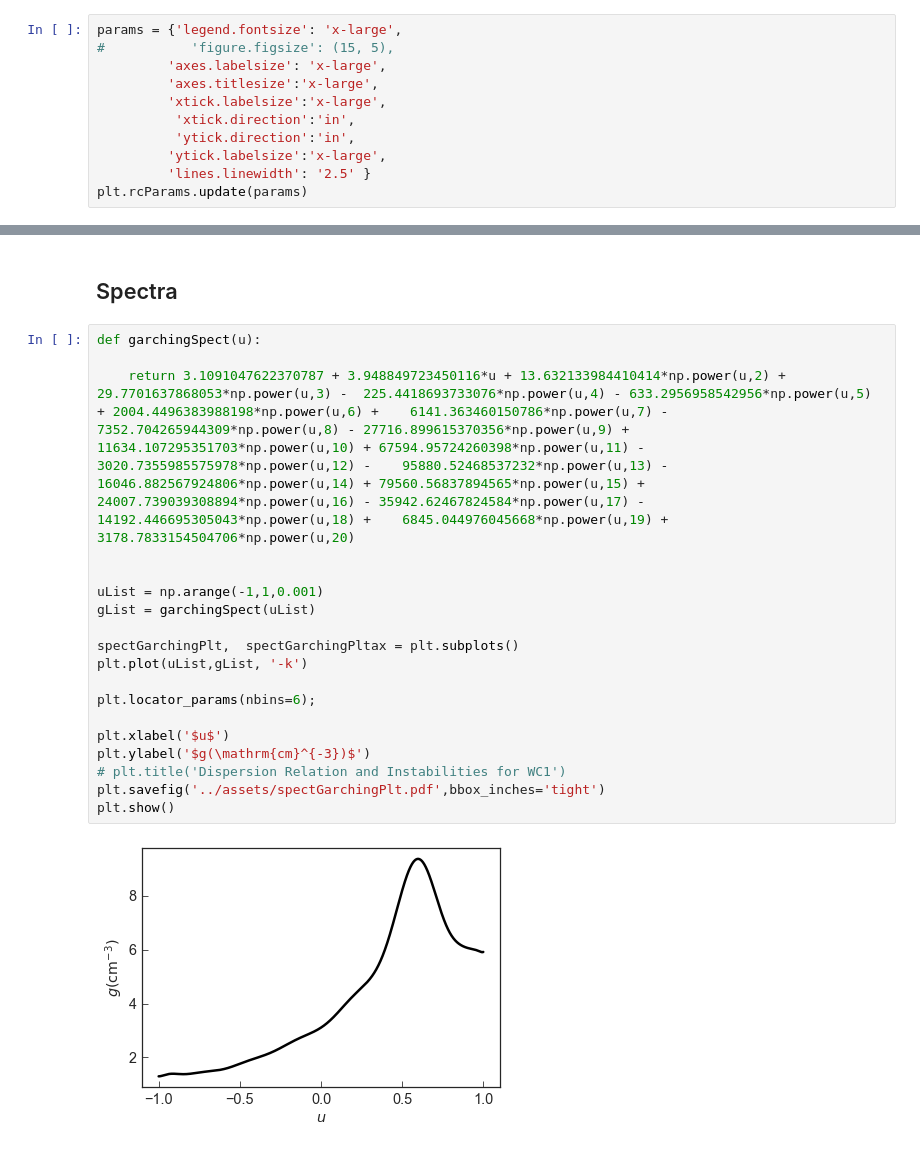
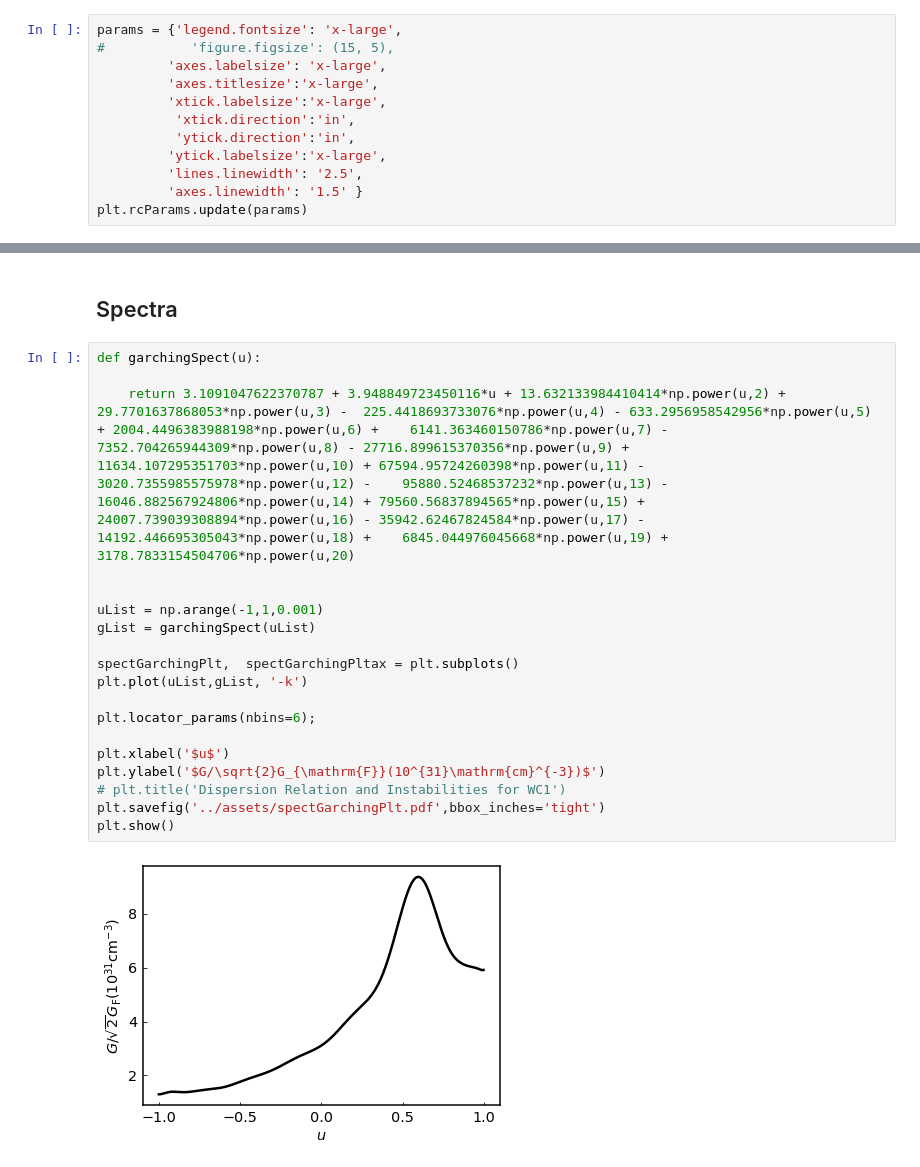
Before and after one commit to emptymalei/dispersion-relation-paper, a Jupyter notebook: program/blob-plots.ipynb, the cells around one changed output, grey strips where cells are left out. Cells and saved outputs as stored; diff of their text form.

Commit message:
fixed some typoes in plots

```diff
--- a/program/blob-plots.ipynb
+++ b/program/blob-plots.ipynb
@@ -28,7 +28,8 @@ params = {'legend.fontsize': 'x-large',
           'xtick.direction':'in',
           'ytick.direction':'in',
          'ytick.labelsize':'x-large',
-         'lines.linewidth': '2.5' }
+         'lines.linewidth': '2.5',
+         'axes.linewidth': '1.5' }
 plt.rcParams.update(params)
 # %%
 print(plt.style.available)
@@ -784,21 +786,21 @@ plt.show()
 # %%
 def garchingSpect(u):
 
     return 3.1091047622370787 + 3.948849723450116*u + 13.632133984410414*np.power(u,2) + 29.7701637868053*np.power(u,3) -  225.4418693733076*np.power(u,4) - 633.2956958542956*np.power(u,5) + 2004.4496383988198*np.power(u,6) +    6141.363460150786*np.power(u,7) - 7352.704265944309*np.power(u,8) - 27716.899615370356*np.power(u,9) +    11634.107295351703*np.power(u,10) + 67594.95724260398*np.power(u,11) - 3020.7355985575978*np.power(u,12) -    95880.52468537232*np.power(u,13) - 16046.882567924806*np.power(u,14) + 79560.56837894565*np.power(u,15) +    24007.739039308894*np.power(u,16) - 35942.62467824584*np.power(u,17) - 14192.446695305043*np.power(u,18) +    6845.044976045668*np.power(u,19) + 3178.7833154504706*np.power(u,20)
 
 
 uList = np.arange(-1,1,0.001)
 gList = garchingSpect(uList)
 
 spectGarchingPlt,  spectGarchingPltax = plt.subplots()
 plt.plot(uList,gList, '-k')
 
 plt.locator_params(nbins=6);
 
 plt.xlabel('$u$')
-plt.ylabel('$g(\mathrm{cm}^{-3})$')
+plt.ylabel('$G/\sqrt{2}G_{\mathrm{F}}(10^{31}\mathrm{cm}^{-3})$')
 # plt.title('Dispersion Relation and Instabilities for WC1')
 plt.savefig('../assets/spectGarchingPlt.pdf',bbox_inches='tight')
 plt.show()
 # %% [output]
-[figure, old version]
+[figure, new version]
```
Also changed, not shown: parts of 4 cells of this notebook, 2 other files.
